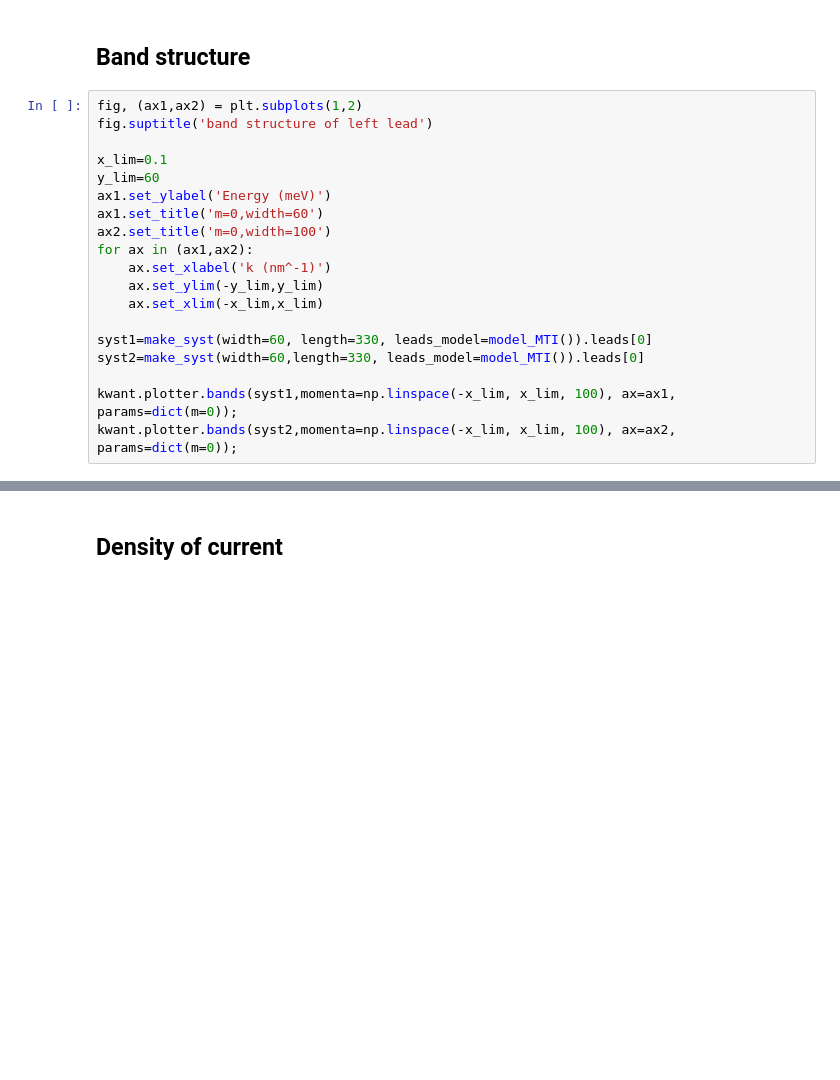
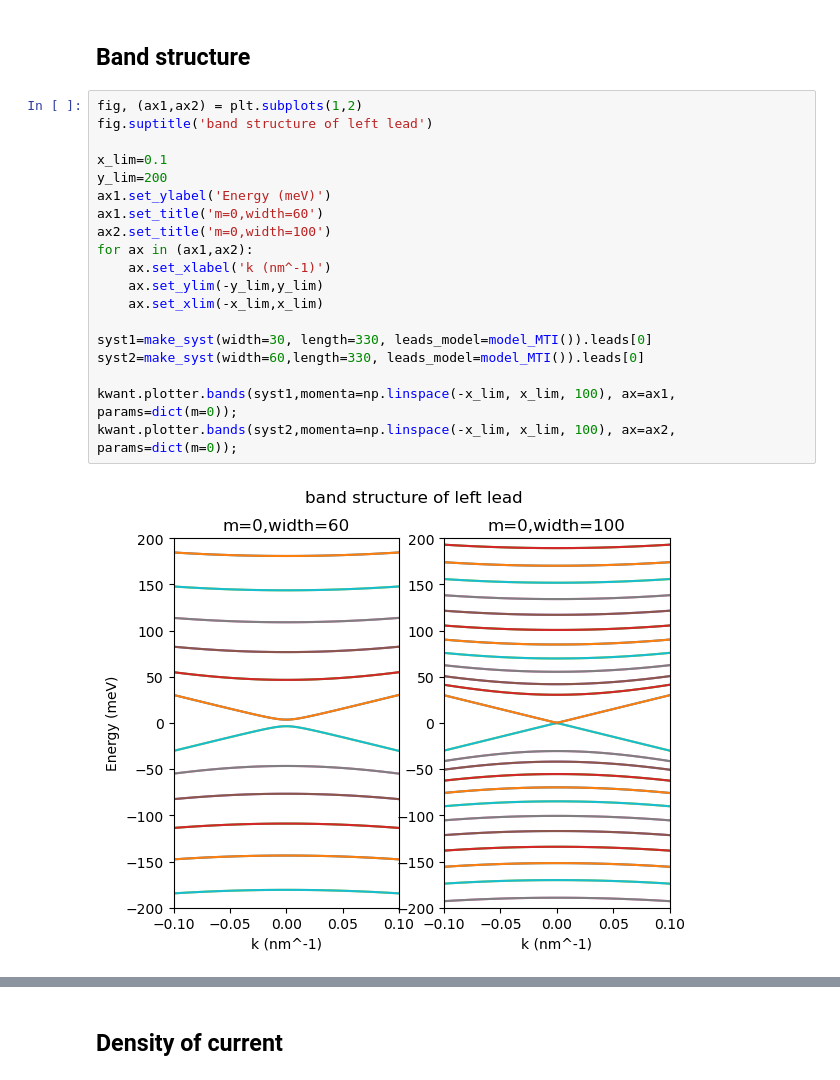
Before and after one commit to Xky123ff/GIT--DEMO, a Jupyter notebook: 12 terminals.ipynb, the cells around one changed output, grey strips where cells are left out. Saved outputs shown, nothing was run; the diff lists cells and outputs as text; blank space fills up the shorter version.

```diff
--- a/12 terminals.ipynb
+++ b/12 terminals.ipynb
@@ -120,22 +122,24 @@ kwant.plot(syst_1) ;
 # %%
 fig, (ax1,ax2) = plt.subplots(1,2)
 fig.suptitle('band structure of left lead')
 
 x_lim=0.1
-y_lim=60
+y_lim=200
 ax1.set_ylabel('Energy (meV)')
 ax1.set_title('m=0,width=60')
 ax2.set_title('m=0,width=100')
 for ax in (ax1,ax2):
     ax.set_xlabel('k (nm^-1)')
     ax.set_ylim(-y_lim,y_lim)
     ax.set_xlim(-x_lim,x_lim)
 
-syst1=make_syst(width=60, length=330, leads_model=model_MTI()).leads[0]
+syst1=make_syst(width=30, length=330, leads_model=model_MTI()).leads[0]
 syst2=make_syst(width=60,length=330, leads_model=model_MTI()).leads[0]
 
 kwant.plotter.bands(syst1,momenta=np.linspace(-x_lim, x_lim, 100), ax=ax1, params=dict(m=0));
 kwant.plotter.bands(syst2,momenta=np.linspace(-x_lim, x_lim, 100), ax=ax2, params=dict(m=0));
+# %% [output]
+[figure, added]
 # %%
 syst1=make_syst(width=60,length=330,leads_model=model_MTI()).leads[0]
 
```
Also changed, not shown: parts of 16 cells of this notebook, 8 other files.
